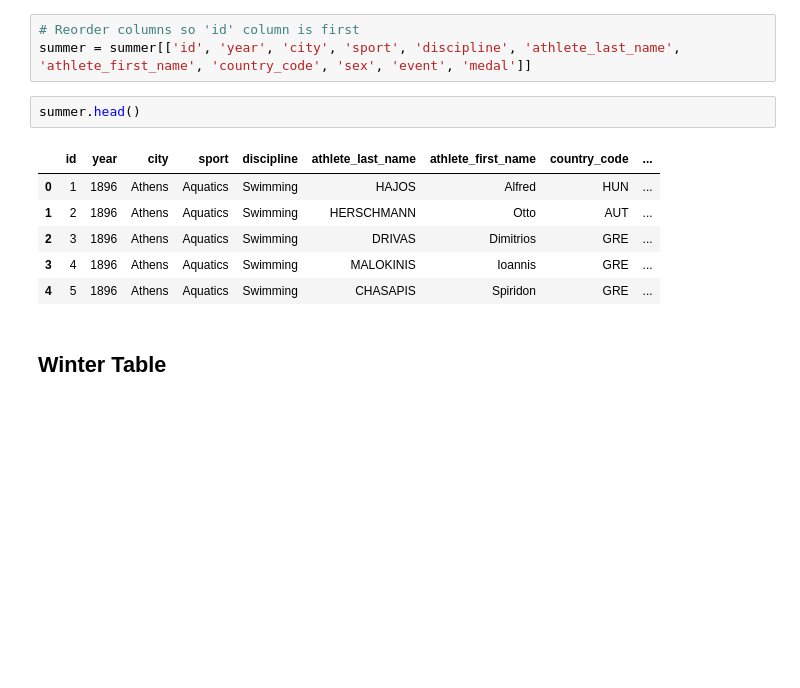
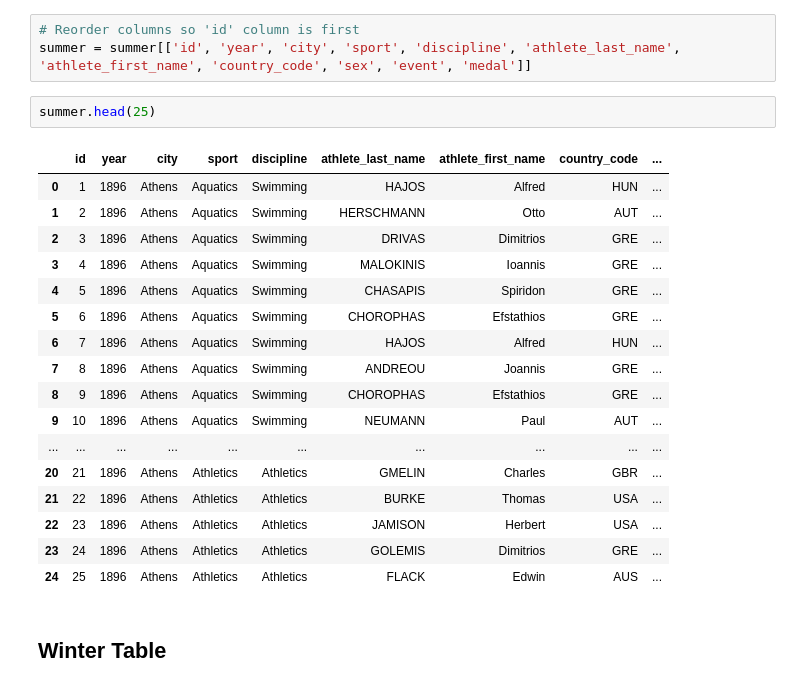
Before and after one commit to dpkeyes/Olympics-Soccer-Country-Analysis-ETLProject, a Jupyter notebook: olympic_data.ipynb, the cells around one changed output. Cells and saved outputs as stored; diff of their text form; blank space fills up the shorter version.

```diff
--- a/olympic_data.ipynb
+++ b/olympic_data.ipynb
@@ -181,14 +286,25 @@ summer['id'] = [x + 1 for x in range(len(summer['sport']))]
 # Reorder columns so 'id' column is first
 summer = summer[['id', 'year', 'city', 'sport', 'discipline', 'athlete_last_name', 'athlete_first_name', 'country_code', 'sex', 'event', 'medal']]
 # %%
-summer.head()
+summer.head(25)
 # %% [output]
 |  | id | year | city | sport | discipline | athlete_last_name | athlete_first_name | country_code | ... |
 | 0 | 1 | 1896 | Athens | Aquatics | Swimming | HAJOS | Alfred | HUN | ... |
 | 1 | 2 | 1896 | Athens | Aquatics | Swimming | HERSCHMANN | Otto | AUT | ... |
 | 2 | 3 | 1896 | Athens | Aquatics | Swimming | DRIVAS | Dimitrios | GRE | ... |
 | 3 | 4 | 1896 | Athens | Aquatics | Swimming | MALOKINIS | Ioannis | GRE | ... |
 | 4 | 5 | 1896 | Athens | Aquatics | Swimming | CHASAPIS | Spiridon | GRE | ... |
+| 5 | 6 | 1896 | Athens | Aquatics | Swimming | CHOROPHAS | Efstathios | GRE | ... |
+| 6 | 7 | 1896 | Athens | Aquatics | Swimming | HAJOS | Alfred | HUN | ... |
+| 7 | 8 | 1896 | Athens | Aquatics | Swimming | ANDREOU | Joannis | GRE | ... |
+| 8 | 9 | 1896 | Athens | Aquatics | Swimming | CHOROPHAS | Efstathios | GRE | ... |
+| 9 | 10 | 1896 | Athens | Aquatics | Swimming | NEUMANN | Paul | AUT | ... |
+| ... | ... | ... | ... | ... | ... | ... | ... | ... | ... |
+| 20 | 21 | 1896 | Athens | Athletics | Athletics | GMELIN | Charles | GBR | ... |
+| 21 | 22 | 1896 | Athens | Athletics | Athletics | BURKE | Thomas | USA | ... |
+| 22 | 23 | 1896 | Athens | Athletics | Athletics | JAMISON | Herbert | USA | ... |
+| 23 | 24 | 1896 | Athens | Athletics | Athletics | GOLEMIS | Dimitrios | GRE | ... |
+| 24 | 25 | 1896 | Athens | Athletics | Athletics | FLACK | Edwin | AUS | ... |
 # %% [markdown]
 ## Winter Table
 # %%
```
Also changed, not shown: parts of 21 cells of this notebook.
